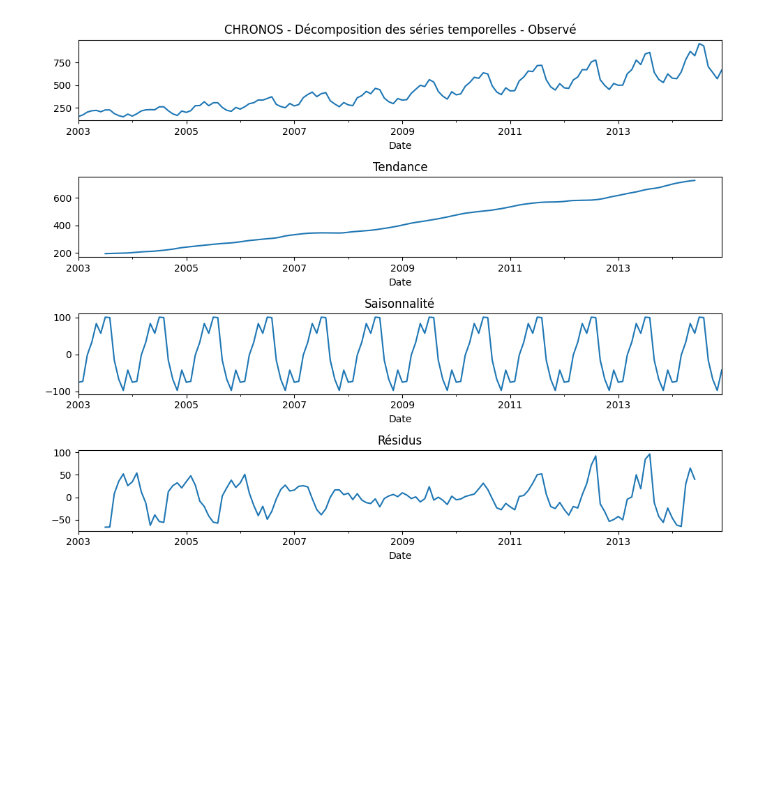
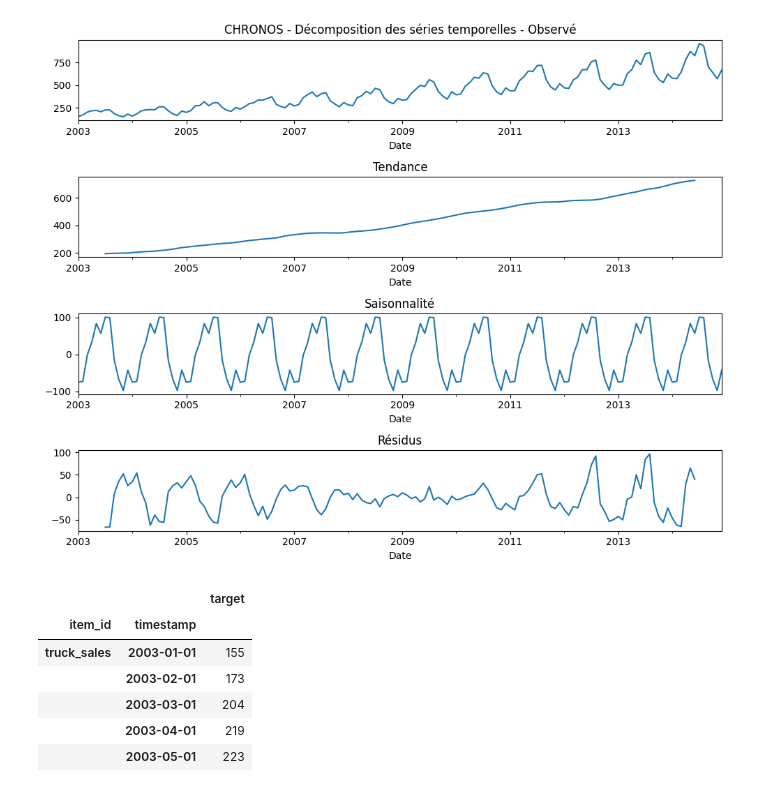
Before and after one commit to Krock13/AI_Engineer_Projet_9_Developpez_une_preuve_de_concept, a Jupyter notebook: notebook_012025.ipynb, the cells around one changed output. Cells and saved outputs as stored; diff of their text form; code cells hidden in the pictures; blank space fills up the shorter version.

```diff
--- a/notebook_012025.ipynb
+++ b/notebook_012025.ipynb
@@ -552,3 +553,30 @@ plt.tight_layout()
 plt.show()
 # %% [output]
 [figure]
+# %%
+# Charger le dataset
+file_path = 'data/truck_sales.csv'
+data = pd.read_csv(file_path)
+# %%
+# Convertir la colonne 'Month-Year' en format datetime et renommer immédiatement en 'timestamp'
+data['timestamp'] = pd.to_datetime(data['Month-Year'], format='%y-%b')
+data = data.rename(columns={'Number_Trucks_Sold': 'target'})
+data = data.drop(columns=['Month-Year'])  # Supprimer l'ancienne colonne inutile
+
+# Ajouter une colonne `item_id` unique (puisque c'est une seule série)
+data['item_id'] = 'truck_sales'  # Un identifiant unique pour toute la série
+
+# Trier les données par date
+data = data.sort_values(by='timestamp')
+
+# Convertir en TimeSeriesDataFrame
+data = TimeSeriesDataFrame.from_data_frame(data)
+data.head()
+# %% [output]
+|  |  | target |
+| item_id | timestamp |  |
+| truck_sales | 2003-01-01 | 155 |
+|  | 2003-02-01 | 173 |
+|  | 2003-03-01 | 204 |
+|  | 2003-04-01 | 219 |
+|  | 2003-05-01 | 223 |
```
Also changed, not shown: parts of 15 cells of this notebook, 14 other files.
